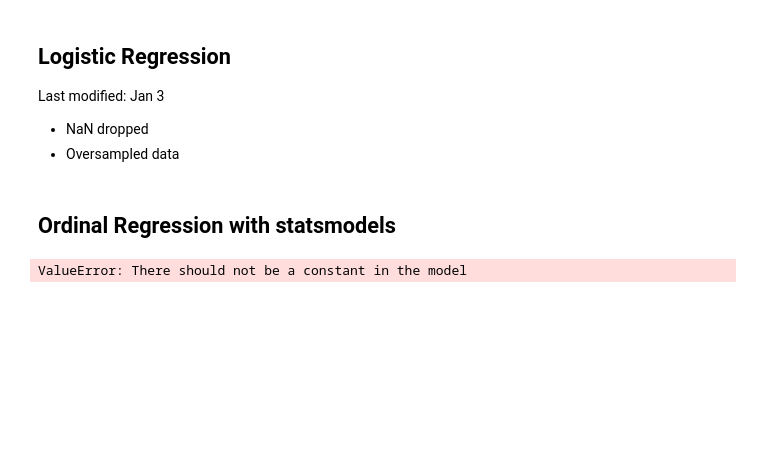
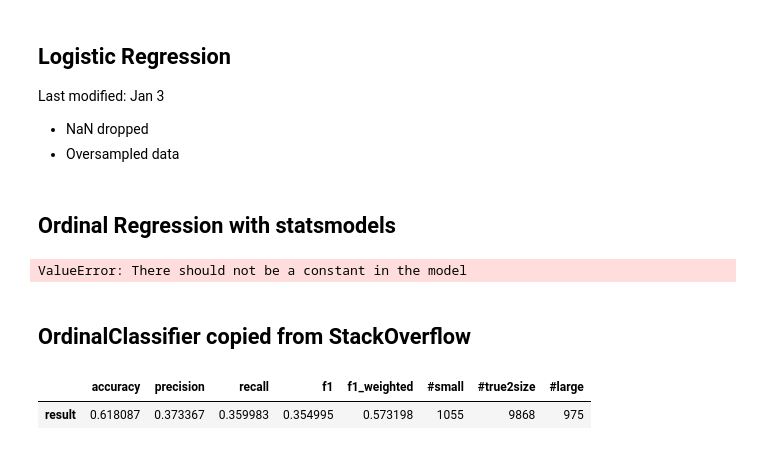
Before and after one commit to Dune-Z/Machine-Learning-Project, a Jupyter notebook: src/main.ipynb, the cells around one changed output. Saved outputs shown, nothing was run; the diff lists cells and outputs as text; code cells hidden in the pictures; blank space fills up the shorter version.

```diff
--- a/src/main.ipynb
+++ b/src/main.ipynb
@@ -64,11 +64,11 @@ describe_data(test_df)
 # %%
 prep.pipeline = [
     DropColumns([
-        'user_name', 'review', 'review_summary', 'rating', 'size', 'item_name'
+        'user_name', 'review', 'review_summary', 'rating', 'size'
     ]),
     OneHotEncoder([
         'size_scheme', 'size_main', 'size_suffix', 'brand', 'category',
-        'rented_for', 'body_type'
+        'rented_for', 'body_type', 'item_name'
     ],
                   name='one_hot'),
     OrdinalEncoder(['fit', 'cup_size']),
@@ -190,3 +210,54 @@ model.fit()
 model.summary()
 # %% [output]
 ValueError: There should not be a constant in the model
+# %% [markdown]
+## OrdinalClassifier copied from StackOverflow
+# %%
+from sklearn import clone
+from sklearn.linear_model import LogisticRegression
+
+
+class OrdinalClassifier():
+
+    def __init__(self, clf):
+        self.clf = clf
+        self.clfs = {}
+
+    def fit(self, X, y):
+        self.unique_class = np.sort(np.unique(y))
+        if self.unique_class.shape[0] > 2:
+            for i in range(self.unique_class.shape[0] - 1):
+                # for each k - 1 ordinal value we fit a binary classification problem
+                binary_y = (y > self.unique_class[i]).astype(np.uint8)
+                clf = clone(self.clf)
+                clf.fit(X, binary_y)
+                self.clfs[i] = clf
+
+    def predict_proba(self, X):
+        clfs_predict = {k: self.clfs[k].predict_proba(X) for k in self.clfs}
+        predicted = []
+        for i, y in enumerate(self.unique_class):
+            if i == 0:
+                # V1 = 1 - Pr(y > V1)
+                predicted.append(1 - clfs_predict[i][:, 1])
+            elif i in clfs_predict:
+                # Vi = Pr(y > Vi-1) - Pr(y > Vi)
+                predicted.append(clfs_predict[i - 1][:, 1] -
+                                 clfs_predict[i][:, 1])
+            else:
+                # Vk = Pr(y > Vk-1)
+                predicted.append(clfs_predict[i - 1][:, 1])
+        return np.vstack(predicted).T
+
+    def predict(self, X):
+        return np.argmax(self.predict_proba(X), axis=1)
+
+
+model = OrdinalClassifier(LogisticRegression())
+model.fit(train_df_prep.drop('fit', axis=1), train_df_prep['fit'])
+y_pred = model.predict(test_df_prep.drop('fit', axis=1))
+
+evaluate_model(test_df_prep['fit'], y_pred)
+# %% [output]
+|  | accuracy | precision | recall | f1 | f1_weighted | #small | #true2size | #large |
+| result | 0.618087 | 0.373367 | 0.359983 | 0.354995 | 0.573198 | 1055 | 9868 | 975 |
```
Also changed, not shown: parts of 8 cells of this notebook, 2 other files.
